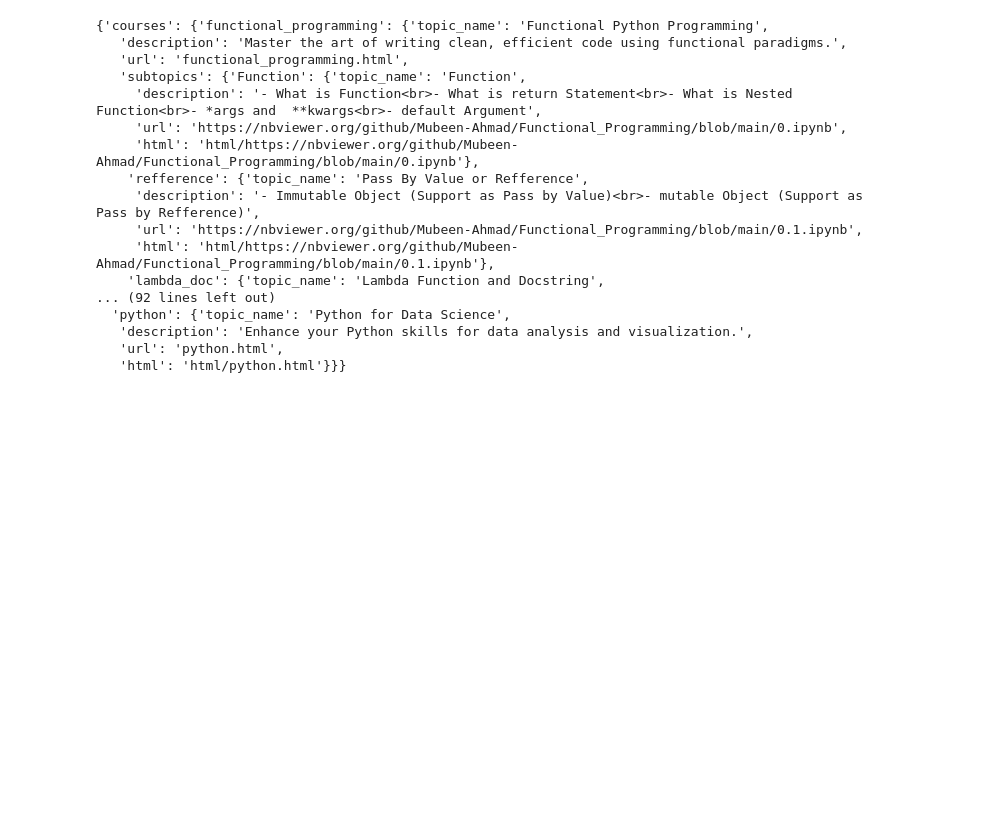
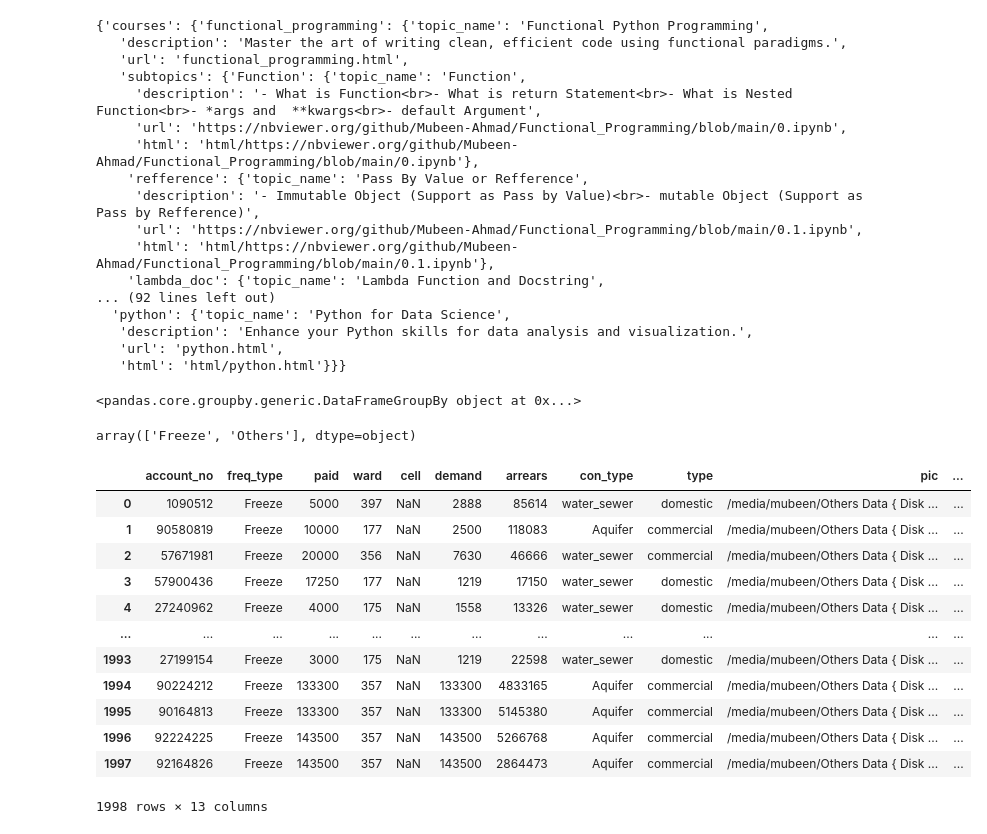
Before and after one commit to Mubeen-Ahmad/DSA, a Jupyter notebook: tmp.ipynb, the cells around one changed output. Saved outputs shown, nothing was run; the diff lists cells and outputs as text; code cells hidden in the pictures; blank space fills up the shorter version.

```diff
--- a/tmp.ipynb
+++ b/tmp.ipynb
@@ -70,0 +68,29 @@ with open(file, 'w') as f_out:
+# %%
+df = pd.read_csv("/media/mubeen/Others Data { Disk 0 }/Softwere_Changes/database/backup/r.csv")
+# %%
+df.groupby(by=["ward","freq_type"])
+# %% [output]
+<pandas.core.groupby.generic.DataFrameGroupBy object at 0x...>
+# %%
+df["freq_type"].unique()
+# %% [output]
+array(['Freeze', 'Others'], dtype=object)
+# %%
+# Replace specific values with 'Freeze'
+df["freq_type"] = df["freq_type"].replace(["Aquifer,  O F", "Aquifer 1F", "Freze & 0F"], "Freeze")
+# %%
+df
+# %% [output]
+|  | account_no | freq_type | paid | ward | cell | demand | arrears | con_type | type | pic | ... |
+| 0 | 1090512 | Freeze | 5000 | 397 | NaN | 2888 | 85614 | water_sewer | domestic | /media/mubeen/Others Data { Disk ... | ... |
+| 1 | 90580819 | Freeze | 10000 | 177 | NaN | 2500 | 118083 | Aquifer | commercial | /media/mubeen/Others Data { Disk ... | ... |
+| 2 | 57671981 | Freeze | 20000 | 356 | NaN | 7630 | 46666 | water_sewer | commercial | /media/mubeen/Others Data { Disk ... | ... |
+| 3 | 57900436 | Freeze | 17250 | 177 | NaN | 1219 | 17150 | water_sewer | domestic | /media/mubeen/Others Data { Disk ... | ... |
+| 4 | 27240962 | Freeze | 4000 | 175 | NaN | 1558 | 13326 | water_sewer | domestic | /media/mubeen/Others Data { Disk ... | ... |
+| ... | ... | ... | ... | ... | ... | ... | ... | ... | ... | ... | ... |
+| 1993 | 27199154 | Freeze | 3000 | 175 | NaN | 1219 | 22598 | water_sewer | domestic | /media/mubeen/Others Data { Disk ... | ... |
+| 1994 | 90224212 | Freeze | 133300 | 357 | NaN | 133300 | 4833165 | Aquifer | commercial | /media/mubeen/Others Data { Disk ... | ... |
+| 1995 | 90164813 | Freeze | 133300 | 357 | NaN | 133300 | 5145380 | Aquifer | commercial | /media/mubeen/Others Data { Disk ... | ... |
+| 1996 | 92224225 | Freeze | 143500 | 357 | NaN | 143500 | 5266768 | Aquifer | commercial | /media/mubeen/Others Data { Disk ... | ... |
+| 1997 | 92164826 | Freeze | 143500 | 357 | NaN | 143500 | 2864473 | Aquifer | commercial | /media/mubeen/Others Data { Disk ... | ... |
+1998 rows × 13 columns
```
Also changed, not shown: parts of 4 cells of this notebook, 5 other files.
